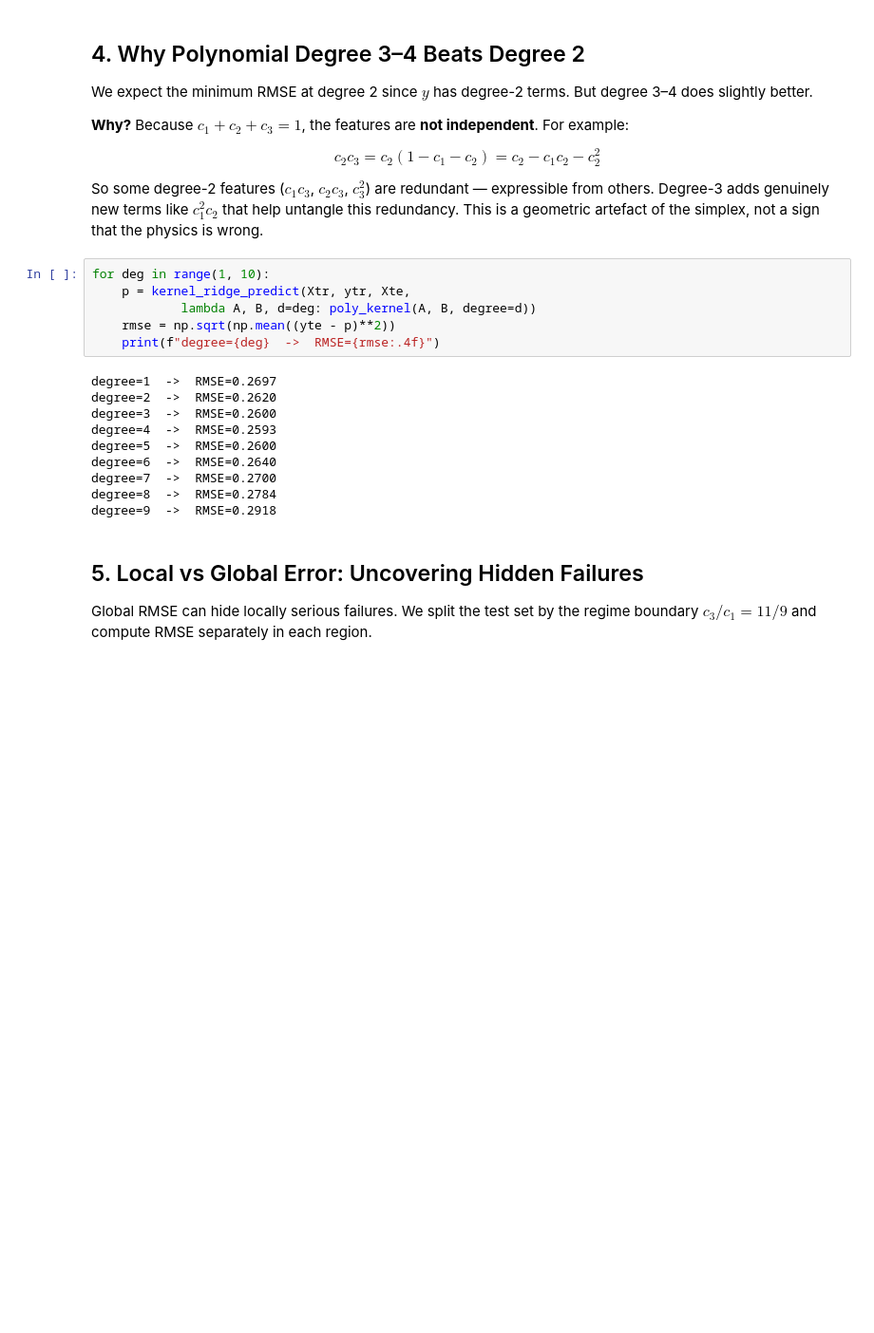
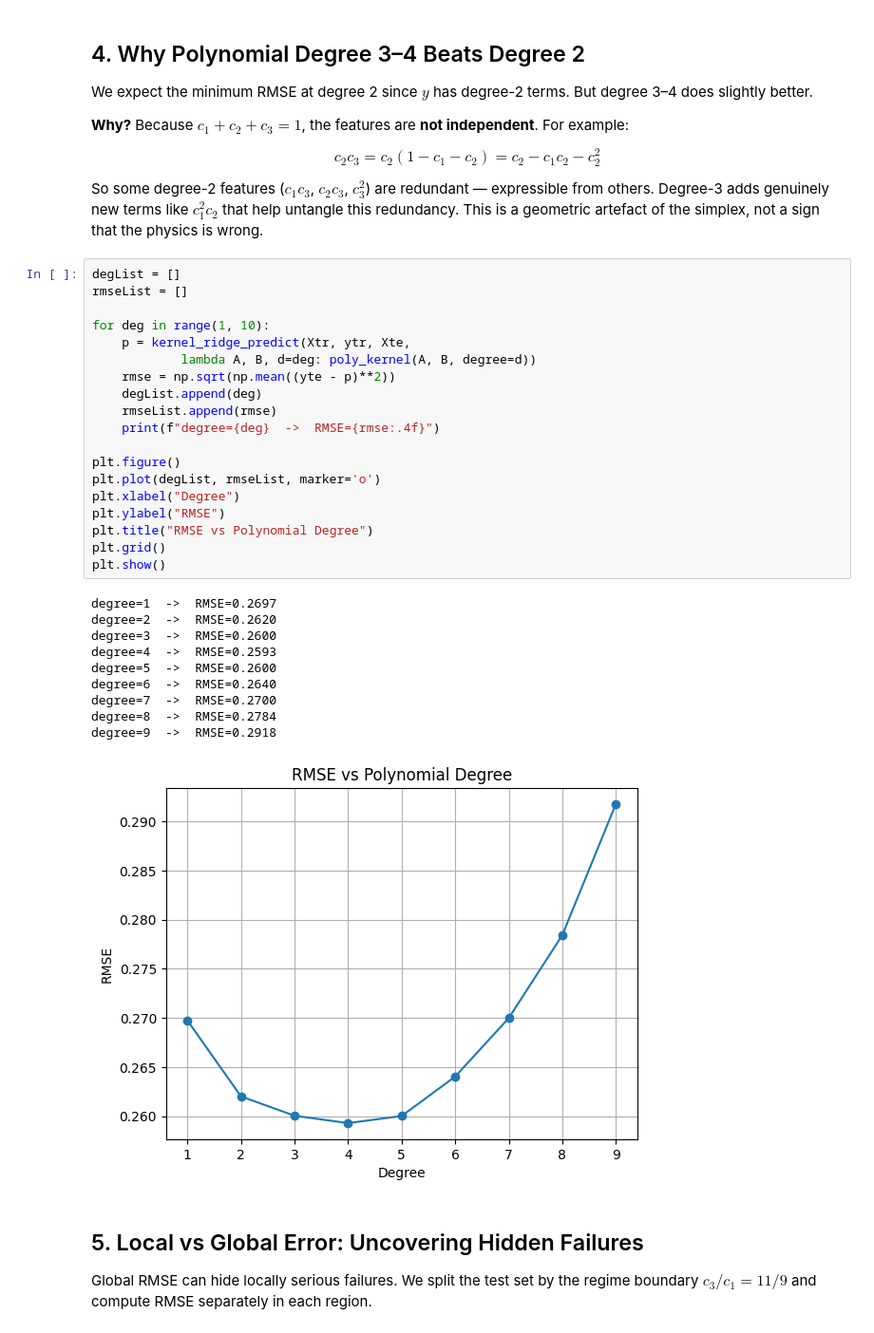
Before and after one commit to NKashyap21/physics-informed-kernel, a Jupyter notebook: Topic17.ipynb, the cells around one changed output. Shown at 95% size. Saved outputs shown, nothing was run; the diff lists cells and outputs as text; blank space fills up the shorter version.

```diff
--- a/Topic17.ipynb
+++ b/Topic17.ipynb
@@ -176,21 +260,35 @@ So some degree-2 features ($c_1 c_3$, $c_2 c_3$, $c_3^2$) are redundant — expr
 Degree-3 adds genuinely new terms like $c_1^2 c_2$ that help untangle this redundancy.
 This is a geometric artefact of the simplex, not a sign that the physics is wrong.
 # %%
+degList = []
+rmseList = []
+
 for deg in range(1, 10):
     p = kernel_ridge_predict(Xtr, ytr, Xte,
             lambda A, B, d=deg: poly_kernel(A, B, degree=d))
     rmse = np.sqrt(np.mean((yte - p)**2))
+    degList.append(deg)
+    rmseList.append(rmse)
     print(f"degree={deg}  ->  RMSE={rmse:.4f}")
+
+plt.figure()
+plt.plot(degList, rmseList, marker='o')
+plt.xlabel("Degree")
+plt.ylabel("RMSE")
+plt.title("RMSE vs Polynomial Degree")
+plt.grid()
+plt.show()
 # %% [output]
 degree=1  ->  RMSE=0.2697
 degree=2  ->  RMSE=0.2620
 degree=3  ->  RMSE=0.2600
 degree=4  ->  RMSE=0.2593
 degree=5  ->  RMSE=0.2600
 degree=6  ->  RMSE=0.2640
 degree=7  ->  RMSE=0.2700
 degree=8  ->  RMSE=0.2784
 degree=9  ->  RMSE=0.2918
+[figure, added]
 # %% [markdown]
 ## 5. Local vs Global Error: Uncovering Hidden Failures
 
```
Also changed, not shown: parts of 15 cells of this notebook, 1 other file.
